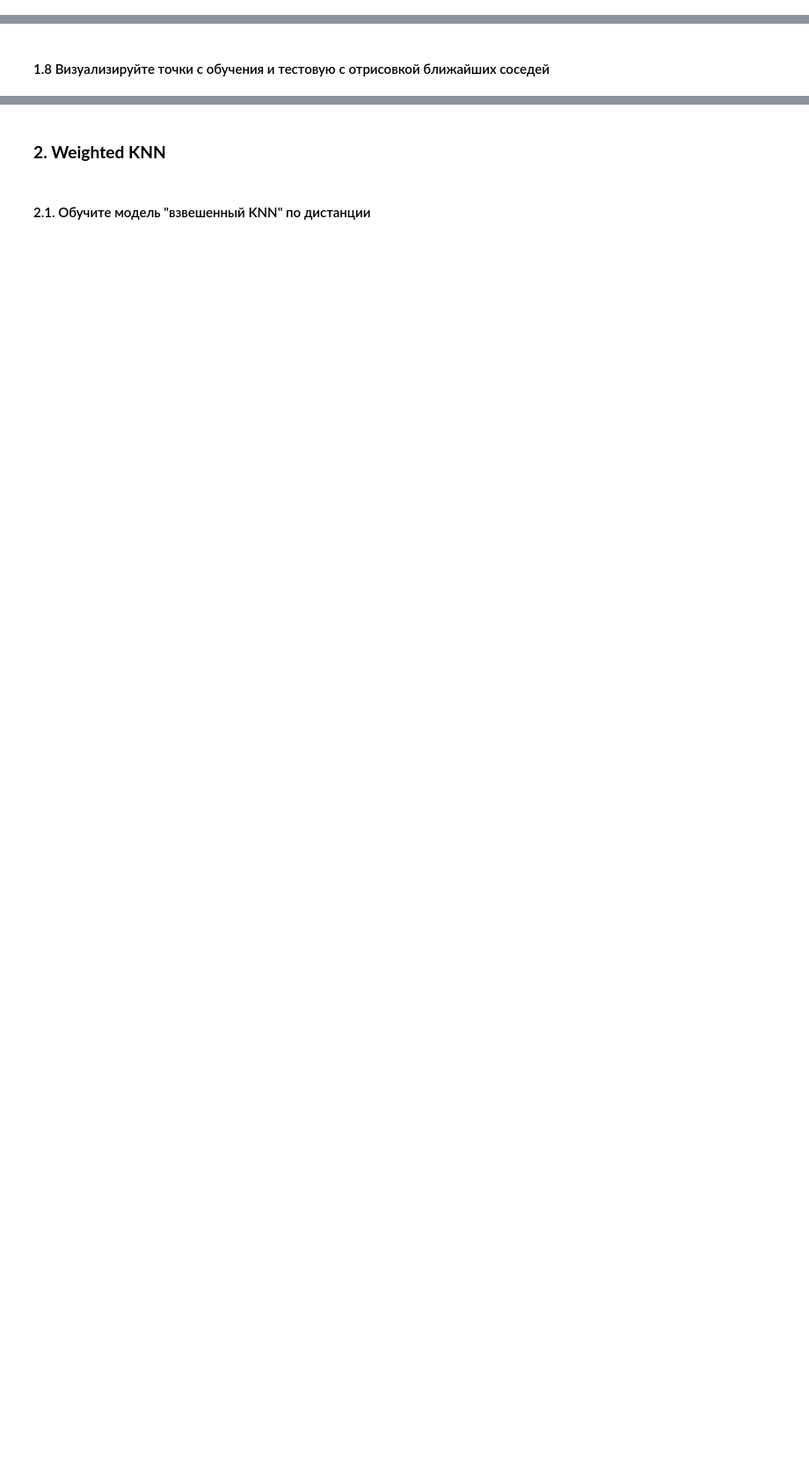
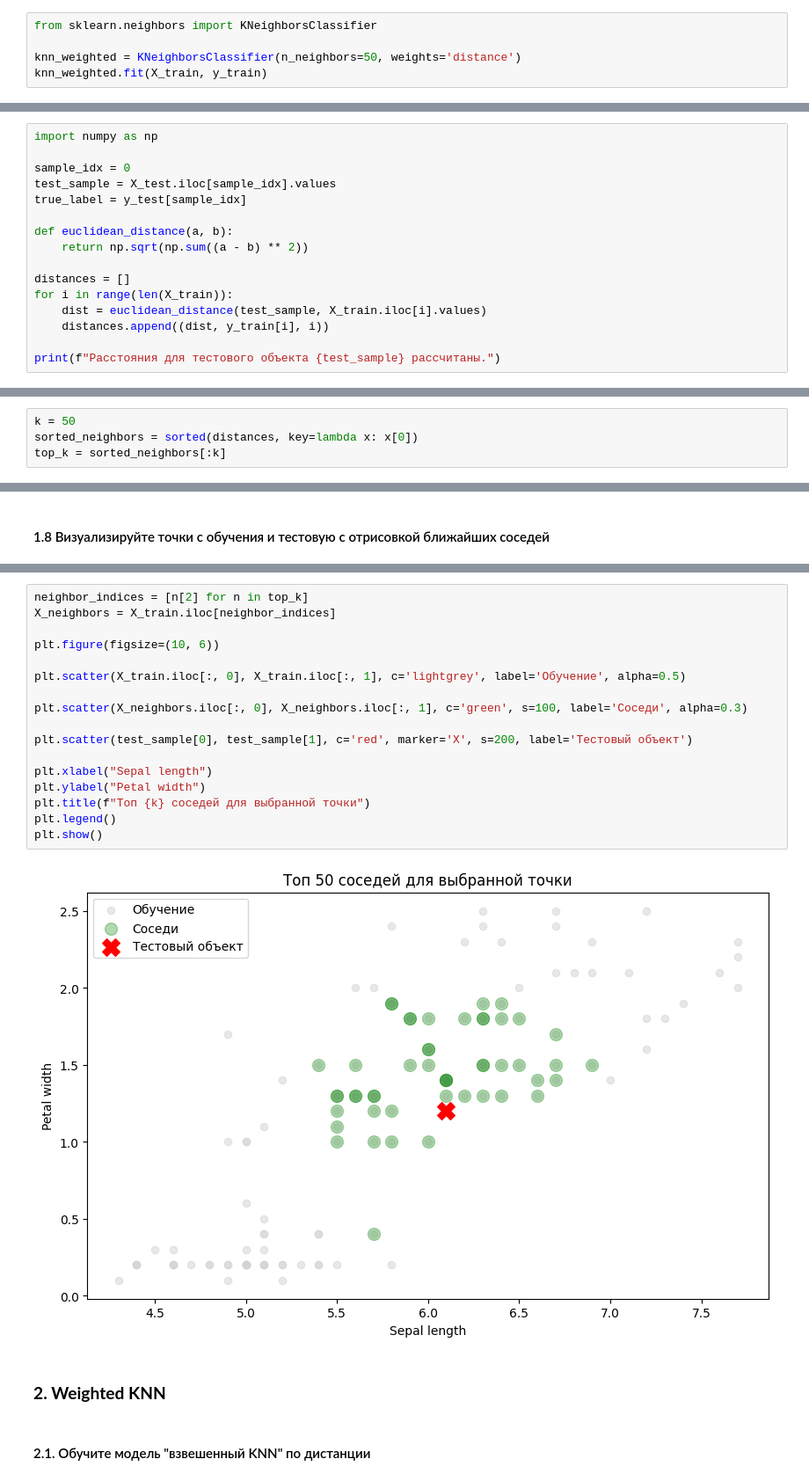
Before and after one commit to fruct49/ml_practice, a Jupyter notebook: Практическая_работа_4_Метод_K_ближайших_соседей.ipynb, the cells around one changed output, grey strips where cells are left out. Shown at 88% size. Cells and saved outputs as stored; diff of their text form; blank space fills up the shorter version.

```diff
--- a/Практическая_работа_4_Метод_K_ближайших_соседей.ipynb
+++ b/Практическая_работа_4_Метод_K_ближайших_соседей.ipynb
@@ -408,0 +497,5 @@ y
+# %%
+from sklearn.neighbors import KNeighborsClassifier
+
+knn_weighted = KNeighborsClassifier(n_neighbors=50, weights='distance')
+knn_weighted.fit(X_train, y_train)
@@ -416,0 +515,16 @@ y
+# %%
+import numpy as np
+
+sample_idx = 0
+test_sample = X_test.iloc[sample_idx].values
+true_label = y_test[sample_idx]
+
+def euclidean_distance(a, b):
+    return np.sqrt(np.sum((a - b) ** 2))
+
+distances = []
+for i in range(len(X_train)):
+    dist = euclidean_distance(test_sample, X_train.iloc[i].values)
+    distances.append((dist, y_train[i], i))
+
+print(f"Расстояния для тестового объекта {test_sample} рассчитаны.")
@@ -421,2 +535,6 @@ y
+# %%
+k = 50
+sorted_neighbors = sorted(distances, key=lambda x: x[0])
+top_k = sorted_neighbors[:k]
 # %% [markdown]
 #### 1.6. Выведите финальное предсказание для этого объекта
@@ -435,3 +568,22 @@ y
+# %%
+neighbor_indices = [n[2] for n in top_k]
+X_neighbors = X_train.iloc[neighbor_indices]
+
+plt.figure(figsize=(10, 6))
+
+plt.scatter(X_train.iloc[:, 0], X_train.iloc[:, 1], c='lightgrey', label='Обучение', alpha=0.5)
+
+plt.scatter(X_neighbors.iloc[:, 0], X_neighbors.iloc[:, 1], c='green', s=100, label='Соседи', alpha=0.3)
+
+plt.scatter(test_sample[0], test_sample[1], c='red', marker='X', s=200, label='Тестовый объект')
+
+plt.xlabel("Sepal length")
+plt.ylabel("Petal width")
+plt.title(f"Топ {k} соседей для выбранной точки")
+plt.legend()
+plt.show()
+# %% [output]
+[figure, added]
 # %% [markdown]
 ### **2. Weighted KNN**
 # %% [markdown]
```
Also changed, not shown: parts of 47 cells of this notebook.
